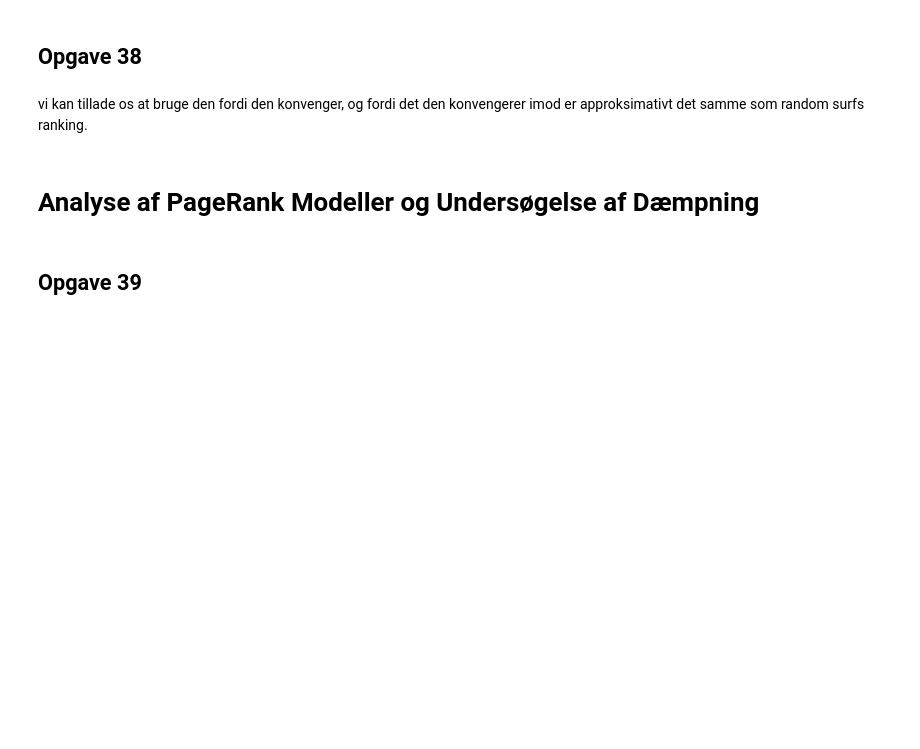
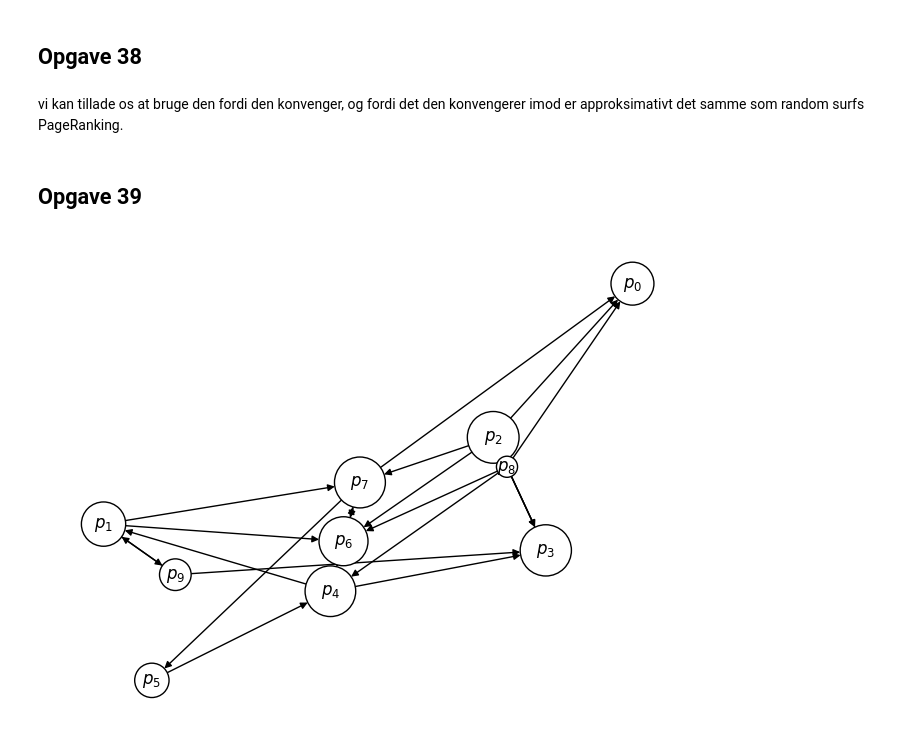
Before and after one commit to zarstensen/PageRank, a Jupyter notebook: PageRank.ipynb, the cells around one changed output. Saved outputs shown, nothing was run; the diff lists cells and outputs as text; code cells hidden in the pictures; blank space fills up the shorter version.

```diff
--- a/PageRank.ipynb
+++ b/PageRank.ipynb
@@ -970,8 +971,43 @@ De konvergere meget langsomt.
 # %% [markdown]
 ## Opgave 38
-# %% [markdown]
-vi kan tillade os at bruge den fordi den konvenger, og fordi det den konvengerer imod er approksimativt det samme som random surfs ranking.
-# %% [markdown]
-# Analyse af PageRank Modeller og Undersøgelse af Dæmpning
+# %% [markdown]
+vi kan tillade os at bruge den fordi den konvenger, og fordi det den konvengerer imod er approksimativt det samme som random surfs PageRanking.
 # %% [markdown]
 ## Opgave 39
+# %%
+import matplotlib.pyplot as plt
+
+
+
+    # Input: web og ranking er dictionary, eksempelvis som output fra funktionerne "make_web" og "random_surf".
+
+    # Output: Grafisk repræsentation af webstrukturen med links som #pile og PageRank visualiseret ved størrelsen af hjemmesider.
+
+
+def plot_ranking(web : dict, ranking, d=0.85):
+    digraph = nx.DiGraph()
+
+
+    digraph.add_nodes_from(web.keys())
+
+
+    #     G.add_nodes_from([(4, {"color": "red"}), (5, {"color": "green"})])
+
+    node_list = list(web.keys())
+    node_sizes = [ ranking[page] * 10000 for page in web.keys()]
+
+    for page in web.keys():
+        p.add(ranking[page]*200)
+        for link_to in web[page]:
+            digraph.add_edge(page, link_to)
+    # mdisplay(p)
+
+
+    nx_args={'with_labels':True, 'node_color':"white", 'edgecolors':"black"}
+    # pos = nx.spectral_layout(digraph)
+    nx.draw(digraph, nodelist=node_list, node_size=node_sizes, **nx_args)
+
+W = make_web(10, 5, 0)
+plot_ranking(W, matrix_PageRank(W, 100))
+# %% [output]
+[figure, added]
```
Also changed, not shown: parts of 17 cells of this notebook.
